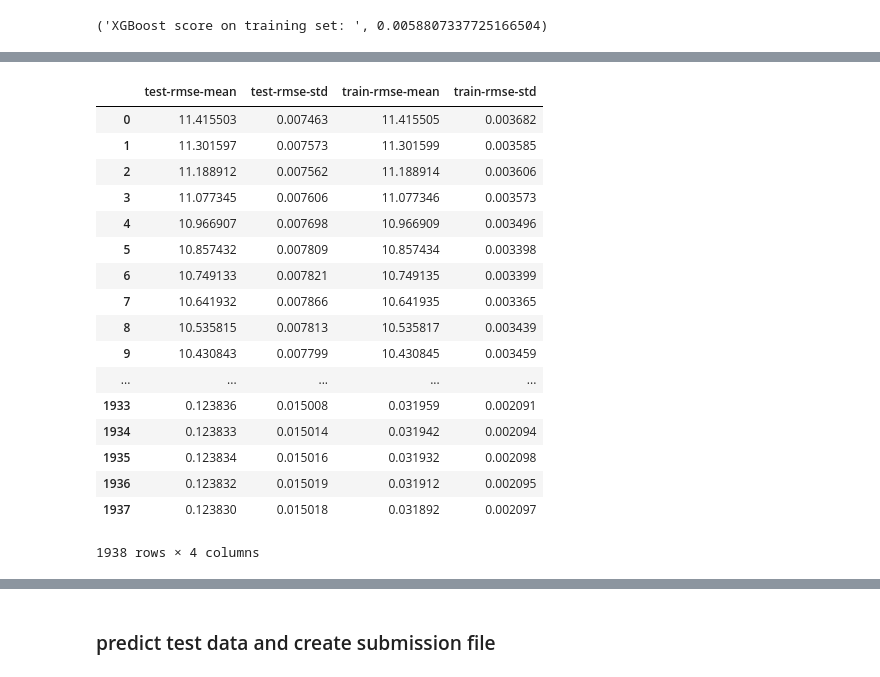
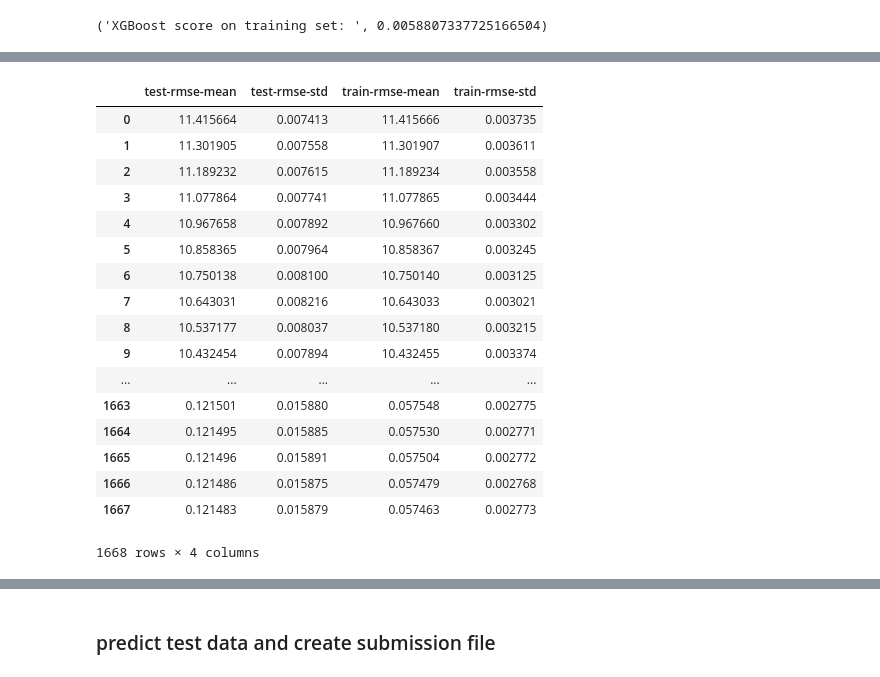
Before and after one commit to zlatankr/Projects, a Jupyter notebook: Homes/Models.ipynb, the cells around one changed output, grey strips where cells are left out. Saved outputs shown, nothing was run; the diff lists cells and outputs as text; code cells hidden in the pictures.

```diff
--- a/Homes/Models.ipynb
+++ b/Homes/Models.ipynb
@@ -1115,8 +1375,8 @@ gsearch1.grid_scores_, gsearch1.best_params_, gsearch1.best_score_
 
 param_test2 = {'gamma':[i/10.0 for i in range(0,5)]}
 
-gsearch2 = GridSearchCV(estimator = xgb.XGBRegressor( learning_rate =0.01, n_estimators=1961, max_depth=5, min_child_weight=3,
-                                                  gamma=0, subsample=0.8, colsample_bytree=0.8,
+gsearch2 = GridSearchCV(estimator = xgb.XGBRegressor( learning_rate =0.01, n_estimators=1945, max_depth=4, min_child_weight=1,
+                                                  gamma=0, subsample=0.2, colsample_bytree=0.2,
                                                   nthread=4, scale_pos_weight=1, seed=27),
                                                   param_grid = param_test2, scoring='neg_mean_squared_error', iid=False, cv=3)
 
@@ -1134,11 +1398,11 @@ gsearch2.grid_scores_, gsearch2.best_params_, gsearch2.best_score_
 # %%
 # STEP 4: Tune subsample and colsample_bytree
 
-param_test3 = cv_params = {'subsample':[i/10.0 for i in range(6,10)],
-                                        'colsample_bytree':[i/10.0 for i in range(6,10)]}
+param_test3 = cv_params = {'subsample':[i/10.0 for i in range(1,10)],
+                                        'colsample_bytree':[i/10.0 for i in range(1,10)]}
 
-gsearch3 = GridSearchCV(estimator = xgb.XGBRegressor(learning_rate =0.01, n_estimators=1961, max_depth=5, min_child_weight=3,
-                                                  gamma=0, subsample=0.8, colsample_bytree=0.8,
+gsearch3 = GridSearchCV(estimator = xgb.XGBRegressor(learning_rate =0.01, n_estimators=1945, max_depth=4, min_child_weight=1,
+                                                  gamma=0,
                                                   nthread=4, scale_pos_weight=1, seed=27),
                                                   param_grid = param_test3, scoring='neg_mean_squared_error', iid=False, cv=3)
 
@@ -1167,10 +1430,10 @@ gsearch3.grid_scores_, gsearch3.best_params_, gsearch3.best_score_
 # %%
 # STEP 5: Tuning Regularization Parameters
 
-param_test4 = cv_params = {'reg_alpha':[1e-5, 1e-2, 0.1, 1, 100]}
+param_test4 = cv_params = {'reg_alpha':[1e-5, 1e-4, 1e-3, 1e-2, 0.1, 1]}
 
-gsearch4 = GridSearchCV(estimator = xgb.XGBRegressor(learning_rate =0.01, n_estimators=1961, max_depth=5, min_child_weight=3,
-                                                  gamma=0, subsample=0.7, colsample_bytree=0.8,
+gsearch4 = GridSearchCV(estimator = xgb.XGBRegressor(learning_rate =0.01, n_estimators=1945, max_depth=4, min_child_weight=1,
+                                                  gamma=0, subsample=0.4, colsample_bytree=0.3,
                                                   nthread=4, scale_pos_weight=1, seed=27),
                                                   param_grid = param_test4, scoring='neg_mean_squared_error', iid=False, cv=3)
 
@@ -1187,0 +1452,13 @@ gsearch4.grid_scores_, gsearch4.best_params_, gsearch4.best_score_
+# %%
+# STEP 5: Tuning Regularization Parameters
+
+param_test4 = cv_params = {'reg_alpha':[1e-5, 1e-4, 1e-3, 1e-2, 0.1, 1]}
+
+gsearch4 = GridSearchCV(estimator = xgb.XGBRegressor(learning_rate =0.01, n_estimators=1945, max_depth=4, min_child_weight=1,
+                                                  gamma=0, subsample=0.4, colsample_bytree=0.3, reg_alpha=1e-5,
+                                                  nthread=4, scale_pos_weight=1, seed=27),
+                                                  param_grid = param_test4, scoring='neg_mean_squared_error', iid=False, cv=3)
+
+gsearch4.fit(train,y.values.ravel())
+
+gsearch4.grid_scores_, gsearch4.best_params_, gsearch4.best_score_
@@ -1188,37 +1474,37 @@ gsearch4.grid_scores_, gsearch4.best_params_, gsearch4.best_score_
 # %%
 # find final # of rounds
 
 xgdmat = xgb.DMatrix(train.values, y)
 
 #modelfit(regr, train,y.values.ravel())
 
-our_params = {'eta': 0.01, 'seed':0, 'subsample': 0.7, 'colsample_bytree': 0.8, 'gamma': 0,
-              'reg_alpha': 0.00001, 'max_depth': 5, 'min_child_weight': 3
+our_params = {'eta': 0.01, 'seed':0, 'subsample': 0.4, 'colsample_bytree': 0.3, 'gamma': 0,
+              'reg_alpha': 1e-5, 'max_depth': 4, 'min_child_weight': 1
              }
 
-cv_xgb = xgb.cv(params = our_params, dtrain = xgdmat, num_boost_round = 7000, nfold = 3,
+cv_xgb = xgb.cv(params = our_params, dtrain = xgdmat, num_boost_round = 8000, nfold = 3,
                 early_stopping_rounds = 50) # Look for early stopping that minimizes error
 
 cv_xgb
 # %% [output]
 |  | test-rmse-mean | test-rmse-std | train-rmse-mean | train-rmse-std |
-| 0 | 11.415503 | 0.007463 | 11.415505 | 0.003682 |
-| 1 | 11.301597 | 0.007573 | 11.301599 | 0.003585 |
-| 2 | 11.188912 | 0.007562 | 11.188914 | 0.003606 |
-| 3 | 11.077345 | 0.007606 | 11.077346 | 0.003573 |
-| 4 | 10.966907 | 0.007698 | 10.966909 | 0.003496 |
-| 5 | 10.857432 | 0.007809 | 10.857434 | 0.003398 |
-| 6 | 10.749133 | 0.007821 | 10.749135 | 0.003399 |
-| 7 | 10.641932 | 0.007866 | 10.641935 | 0.003365 |
-| 8 | 10.535815 | 0.007813 | 10.535817 | 0.003439 |
-| 9 | 10.430843 | 0.007799 | 10.430845 | 0.003459 |
+| 0 | 11.415664 | 0.007413 | 11.415666 | 0.003735 |
+| 1 | 11.301905 | 0.007558 | 11.301907 | 0.003611 |
+| 2 | 11.189232 | 0.007615 | 11.189234 | 0.003558 |
+| 3 | 11.077864 | 0.007741 | 11.077865 | 0.003444 |
+| 4 | 10.967658 | 0.007892 | 10.967660 | 0.003302 |
+| 5 | 10.858365 | 0.007964 | 10.858367 | 0.003245 |
+| 6 | 10.750138 | 0.008100 | 10.750140 | 0.003125 |
+| 7 | 10.643031 | 0.008216 | 10.643033 | 0.003021 |
+| 8 | 10.537177 | 0.008037 | 10.537180 | 0.003215 |
+| 9 | 10.432454 | 0.007894 | 10.432455 | 0.003374 |
 | ... | ... | ... | ... | ... |
-| 1933 | 0.123836 | 0.015008 | 0.031959 | 0.002091 |
-| 1934 | 0.123833 | 0.015014 | 0.031942 | 0.002094 |
-| 1935 | 0.123834 | 0.015016 | 0.031932 | 0.002098 |
-| 1936 | 0.123832 | 0.015019 | 0.031912 | 0.002095 |
-| 1937 | 0.123830 | 0.015018 | 0.031892 | 0.002097 |
+| 1663 | 0.121501 | 0.015880 | 0.057548 | 0.002775 |
+| 1664 | 0.121495 | 0.015885 | 0.057530 | 0.002771 |
+| 1665 | 0.121496 | 0.015891 | 0.057504 | 0.002772 |
+| 1666 | 0.121486 | 0.015875 | 0.057479 | 0.002768 |
+| 1667 | 0.121483 | 0.015879 | 0.057463 | 0.002773 |
-1938 rows × 4 columns
+1668 rows × 4 columns
 # %%
 # final model
 
```
Also changed, not shown: parts of 152 cells of this notebook, 12 other files.
